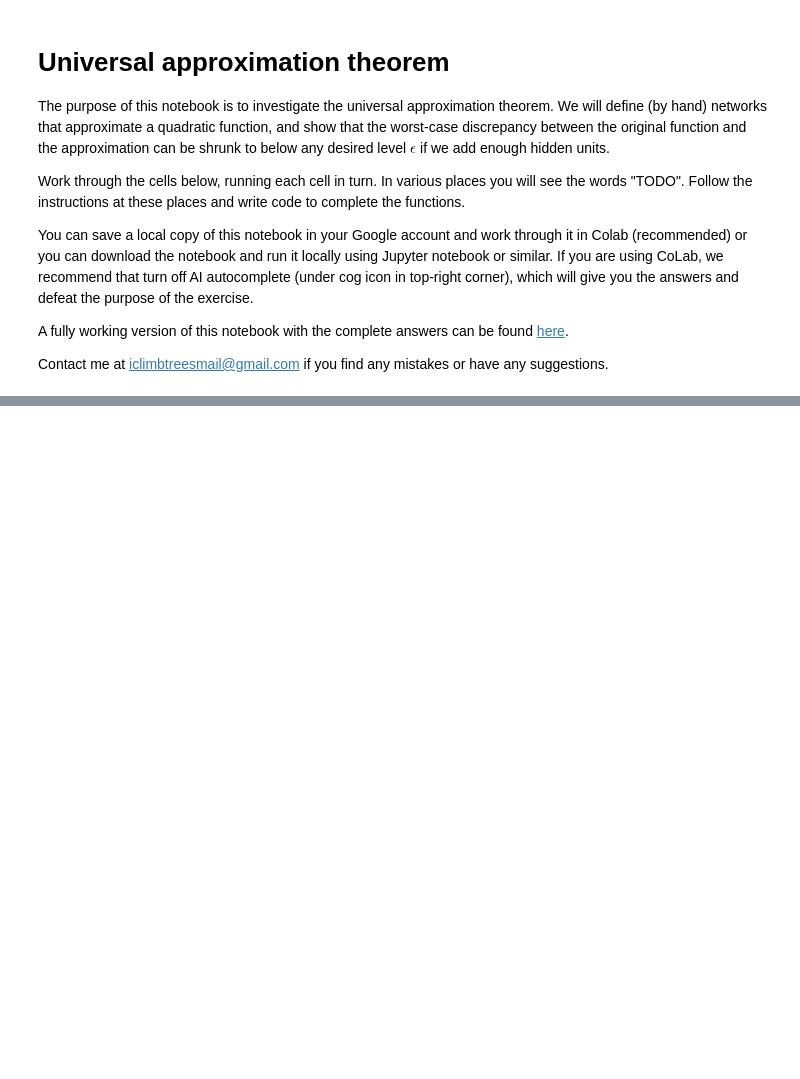
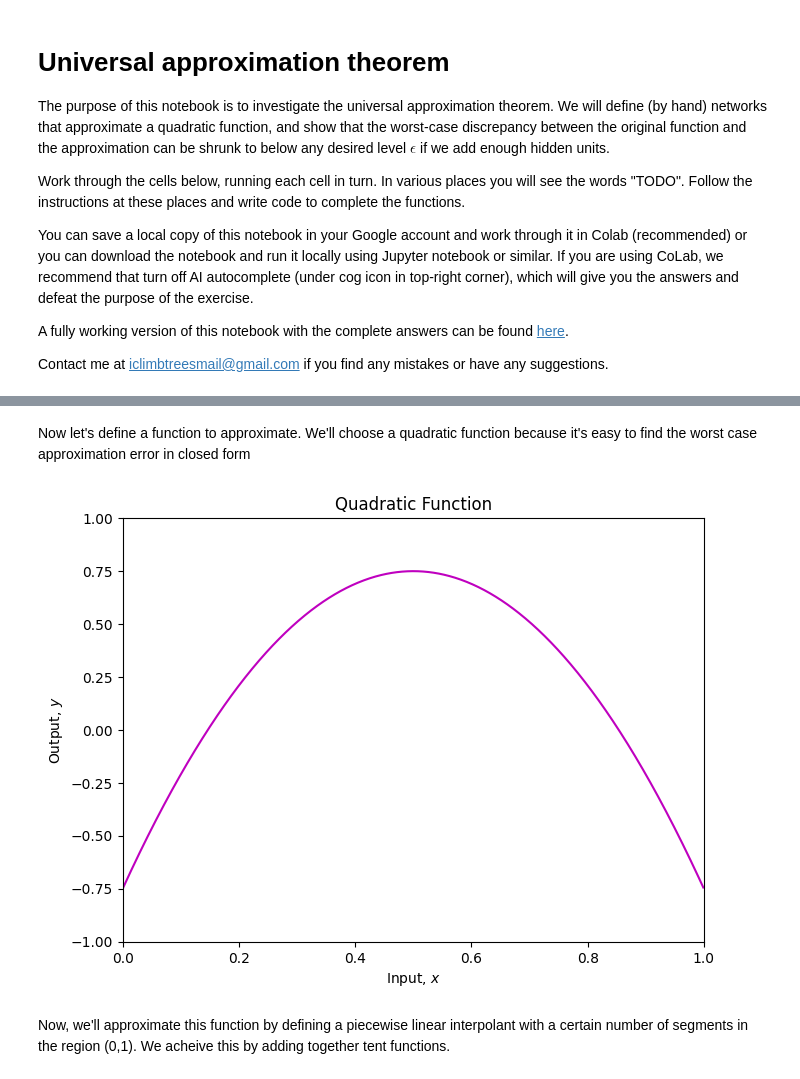
Before and after one commit to udlbook/iclimbtrees, a Jupyter notebook: notebooks/ShallowNN/UniversalApproximation.ipynb, the cells around one changed output, grey strips where cells are left out. Drawn from its saved outputs; the diff is of its cells as text; code cells hidden in the pictures; blank space fills up the shorter version.

```diff
--- a/notebooks/ShallowNN/UniversalApproximation.ipynb
+++ b/notebooks/ShallowNN/UniversalApproximation.ipynb
@@ -127,0 +165,24 @@ plt.show()
+# %% [markdown]
+Now let's define a function to approximate.  We'll choose a quadratic function because it's easy to find the worst case approximation error in closed form
+# %%
+def quadratic_function(x):
+  return -6 * x**2 + 6 * x - 0.75
+# %%
+# Define a range of input values
+x_quad = np.arange(0, 1, 0.001)
+y_quad = quadratic_function(x_quad)
+
+# Plot the quadratic function
+fig, ax = plt.subplots()
+fig.set_size_inches(7.5, 5.5)
+ax.plot(x_quad, y_quad, 'm-')
+ax.set_xlabel('Input, $x$')
+ax.set_ylabel('Output, $y$')
+ax.set_title('Quadratic Function')
+ax.set_xlim([0, 1])
+ax.set_ylim([-1, 1])
+plt.show()
+# %% [output]
+[figure, added]
+# %% [markdown]
+Now, we'll approximate this function by defining a piecewise linear interpolant with a certain number of segments in the region (0,1).  We acheive this by adding together tent functions.
```
Also changed, not shown: parts of 21 cells of this notebook.
